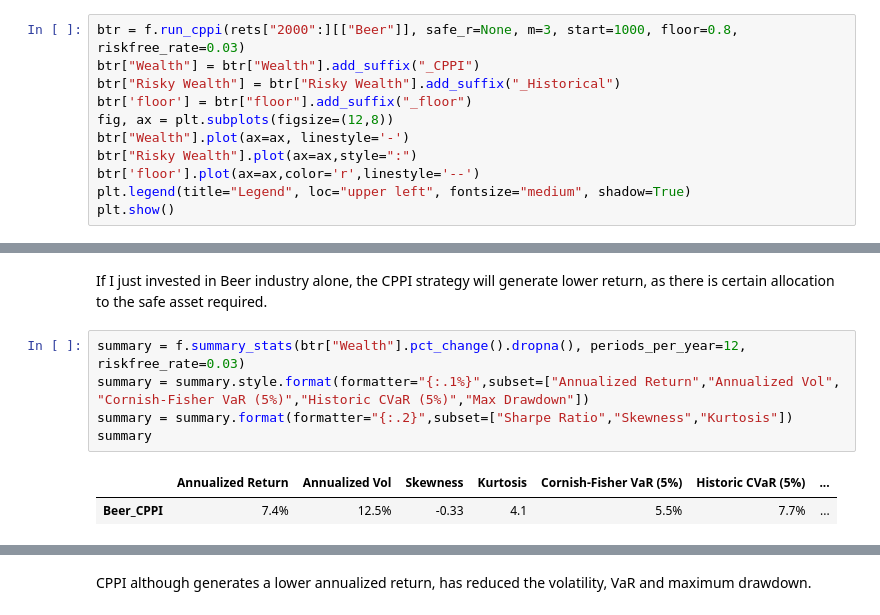
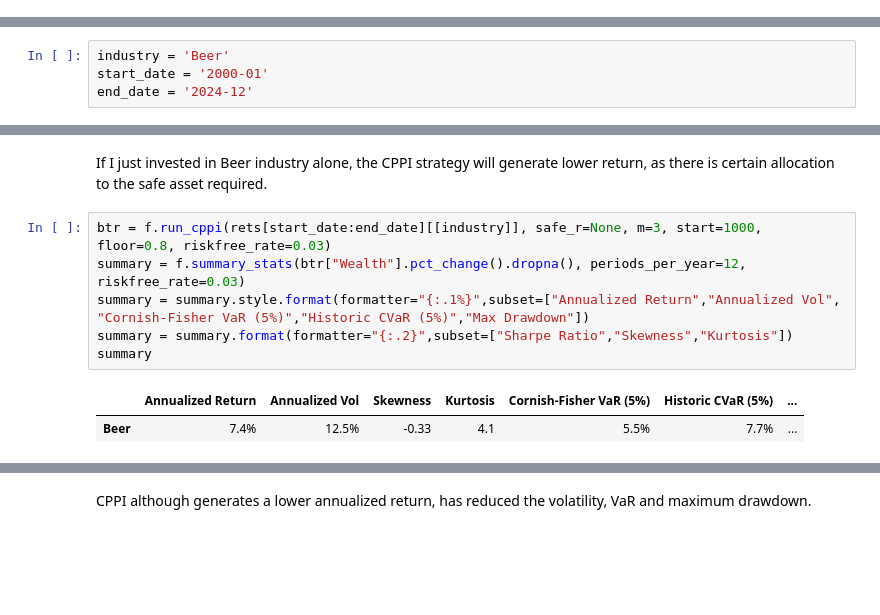
Before and after one commit to xiangyuli2021/CPPI, a Jupyter notebook: CPPI.ipynb, the cells around one changed output, grey strips where cells are left out. Cells and saved outputs as stored; diff of their text form; blank space fills up the shorter version.

Commit message:
Add Interactive CPPI section

```diff
--- a/CPPI.ipynb
+++ b/CPPI.ipynb
@@ -47,14 +50,3 @@ Index(['Food', 'Beer', 'Smoke', 'Games', 'Books', 'Hshld', 'Clths', 'Hlth',
 # 2. CPPI Implementation
 # %% [markdown]
 ## 2.1 Beer Industry
-# %%
-btr = f.run_cppi(rets["2000":][["Beer"]], safe_r=None, m=3, start=1000, floor=0.8, riskfree_rate=0.03)
-btr["Wealth"] = btr["Wealth"].add_suffix("_CPPI")
-btr["Risky Wealth"] = btr["Risky Wealth"].add_suffix("_Historical")
-btr['floor'] = btr["floor"].add_suffix("_floor")
-fig, ax = plt.subplots(figsize=(12,8))
-btr["Wealth"].plot(ax=ax, linestyle='-')
-btr["Risky Wealth"].plot(ax=ax,style=":")
-btr['floor'].plot(ax=ax,color='r',linestyle='--')
-plt.legend(title="Legend", loc="upper left", fontsize="medium", shadow=True)
-plt.show()
@@ -62,0 +53,4 @@ plt.show()
+# %%
+industry = 'Beer'
+start_date = '2000-01'
+end_date = '2024-12'
@@ -63,13 +62,14 @@ plt.show()
 # %% [markdown]
 If I just invested in Beer industry alone, the CPPI strategy will generate lower return, as there is certain allocation to the safe asset required.
 # %%
+btr = f.run_cppi(rets[start_date:end_date][[industry]], safe_r=None, m=3, start=1000, floor=0.8, riskfree_rate=0.03)
 summary = f.summary_stats(btr["Wealth"].pct_change().dropna(), periods_per_year=12, riskfree_rate=0.03)
 summary = summary.style.format(formatter="{:.1%}",subset=["Annualized Return","Annualized Vol", "Cornish-Fisher VaR (5%)","Historic CVaR (5%)","Max Drawdown"])
 summary = summary.format(formatter="{:.2}",subset=["Sharpe Ratio","Skewness","Kurtosis"])
 summary
 # %% [output]
 |  | Annualized Return | Annualized Vol | Skewness | Kurtosis | Cornish-Fisher VaR (5%) | Historic CVaR (5%) | ... |
-| Beer_CPPI | 7.4% | 12.5% | -0.33 | 4.1 | 5.5% | 7.7% | ... |
+| Beer | 7.4% | 12.5% | -0.33 | 4.1 | 5.5% | 7.7% | ... |
 # %%
 summary = f.summary_stats(btr["Risky Wealth"].pct_change().dropna(), periods_per_year=12, riskfree_rate=0.03)
 summary = summary.style.format(formatter="{:.1%}",subset=["Annualized Return","Annualized Vol", "Cornish-Fisher VaR (5%)","Historic CVaR (5%)","Max Drawdown"])
```
Also changed, not shown: parts of 29 cells of this notebook, 1 other file.
